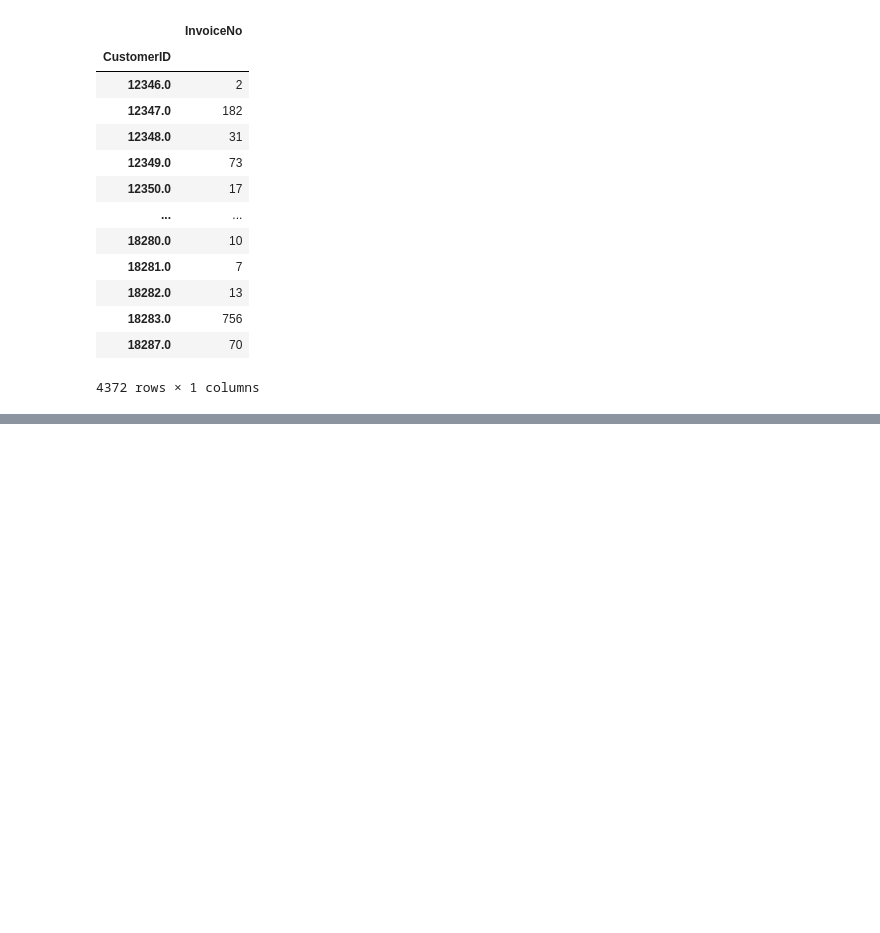
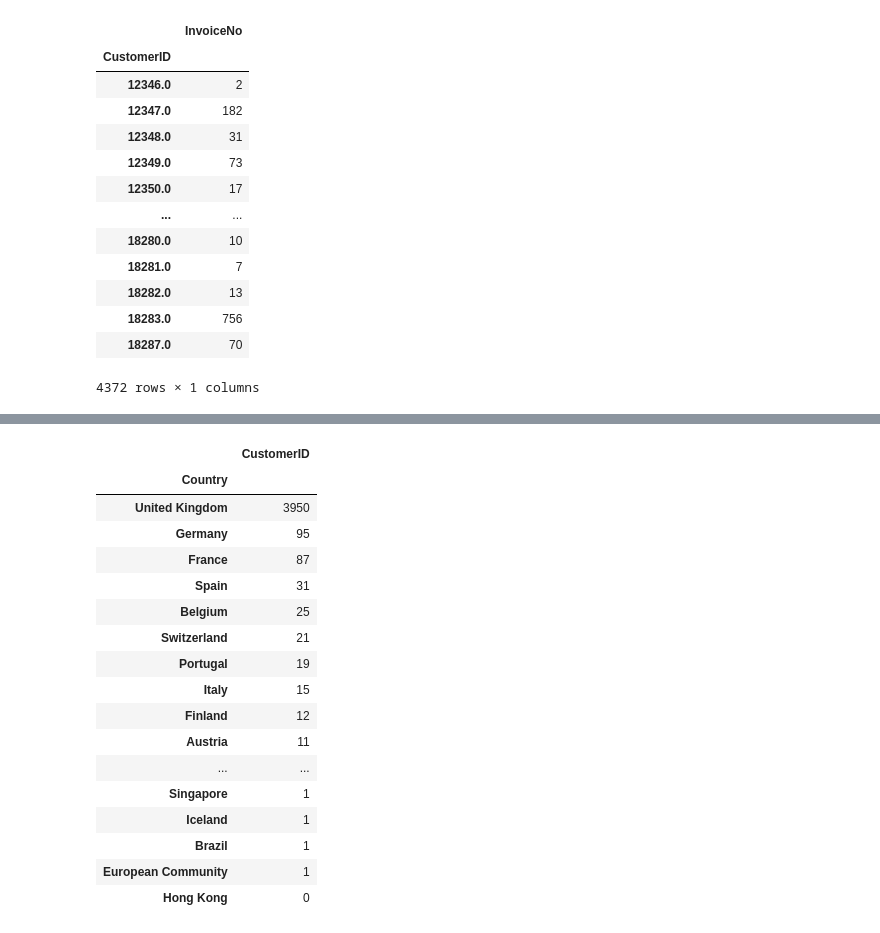
Before and after one commit to Nitin-Diwakar/Case-Study-Data-scientist-Challenge_dataset_Persistent_Non_Persistent, a Jupyter notebook: new.ipynb, the cells around one changed output, grey strips where cells are left out. Cells and saved outputs as stored; diff of their text form; code cells hidden in the pictures; blank space fills up the shorter version.

```diff
--- a/new.ipynb
+++ b/new.ipynb
@@ -133,0 +174,24 @@ df.groupby(["CustomerID"]).agg({"InvoiceNo":'count'})
+# %%
+#number of unique customer in UK
+Unique_cus = df.groupby(["Country"]).agg({"CustomerID": 'nunique'}).sort_values(by = "CustomerID",ascending = False)
+# %%
+Unique_cus
+# %% [output]
+|  | CustomerID |
+| Country |  |
+| United Kingdom | 3950 |
+| Germany | 95 |
+| France | 87 |
+| Spain | 31 |
+| Belgium | 25 |
+| Switzerland | 21 |
+| Portugal | 19 |
+| Italy | 15 |
+| Finland | 12 |
+| Austria | 11 |
+| ... | ... |
+| Singapore | 1 |
+| Iceland | 1 |
+| Brazil | 1 |
+| European Community | 1 |
+| Hong Kong | 0 |
```
Also changed, not shown: parts of 9 cells of this notebook.
